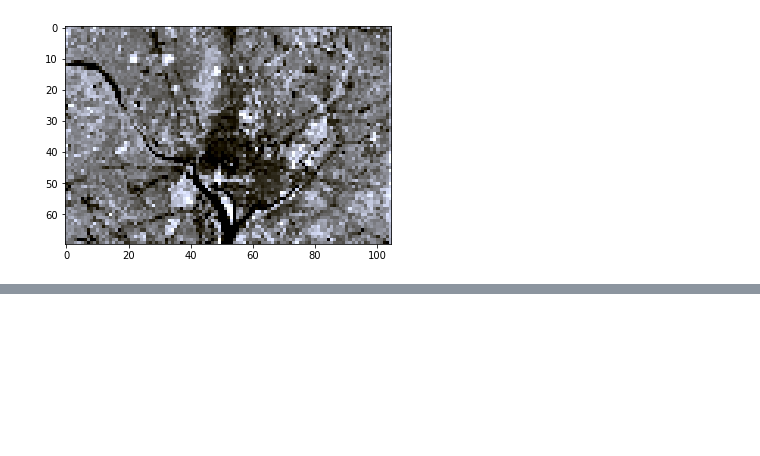
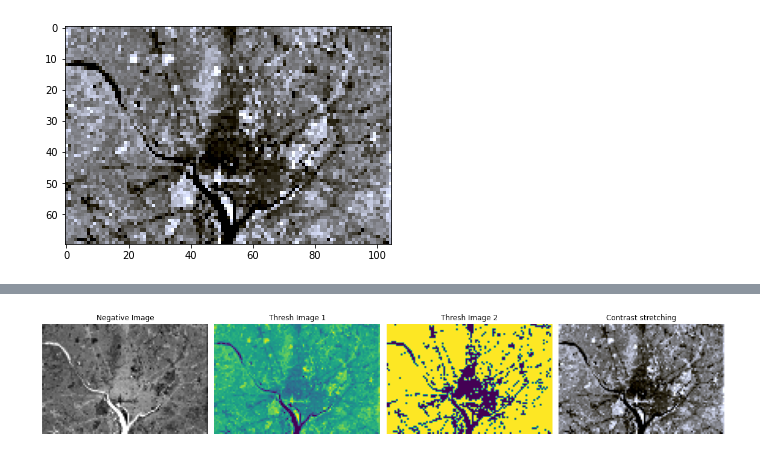
Before and after one commit to abhishekkagautam/DIP_Experiment_4, a Jupyter notebook: DIP_experiment_4.ipynb, the cells around one changed output, grey strips where cells are left out. Saved outputs shown, nothing was run; the diff lists cells and outputs as text; code cells hidden in the pictures; blank space fills up the shorter version.

```diff
--- a/DIP_experiment_4.ipynb
+++ b/DIP_experiment_4.ipynb
@@ -115,0 +112,19 @@ plt.imshow(normalized_Image)
+# %%
+fig, (ax1, ax2, ax3,ax4) = plt.subplots(nrows=1, ncols=4, figsize=(16, 3),
+                                    sharex=True, sharey=True)
+for aa in (ax1, ax2, ax3, ax4):
+    aa.set_axis_off()
+
+ax1.imshow(img_negative)
+ax1.set_title('Negative Image')
+ax2.imshow(thresh_img_1)
+ax2.set_title('Thresh Image 1')
+ax3.imshow(thresh_img_2)
+ax3.set_title('Thresh Image 2')
+ax4.imshow(normalized_Image)
+ax4.set_title('Contrast stretching')
+
+plt.tight_layout()
+plt.show()
+# %% [output]
+[figure, added]
```
Also changed, not shown: parts of 1 cell of this notebook.
